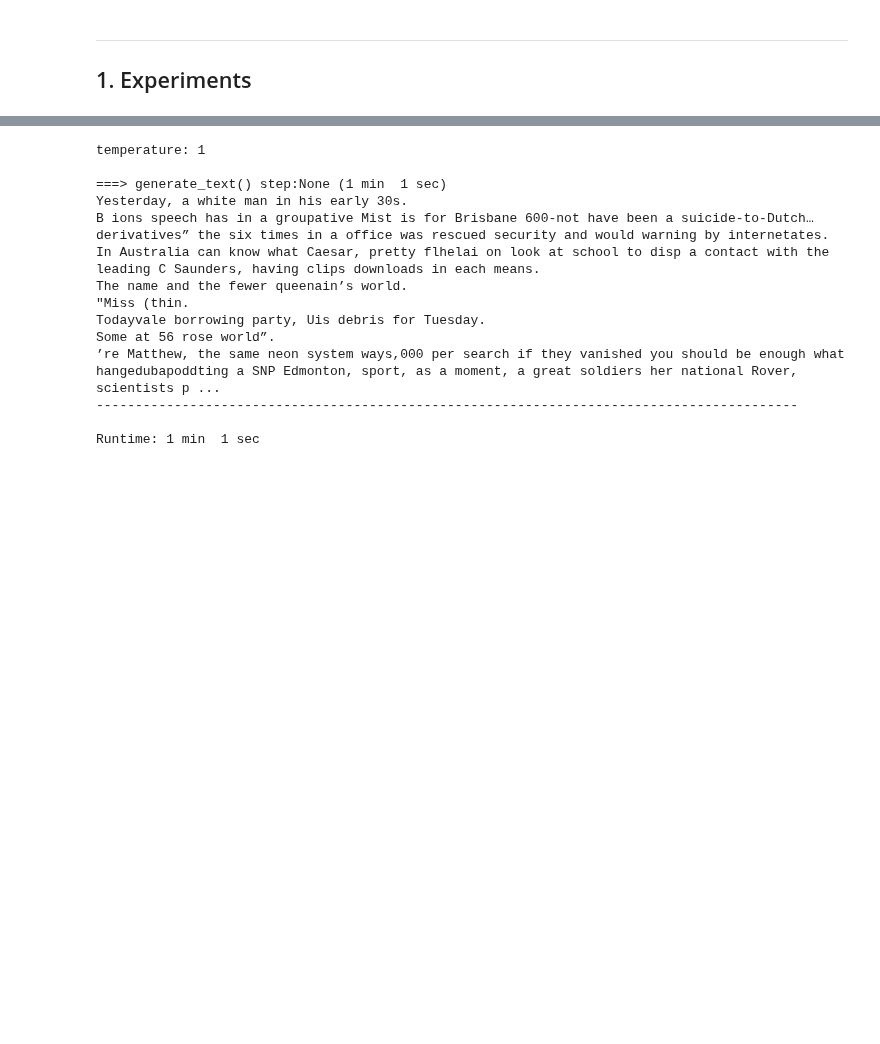
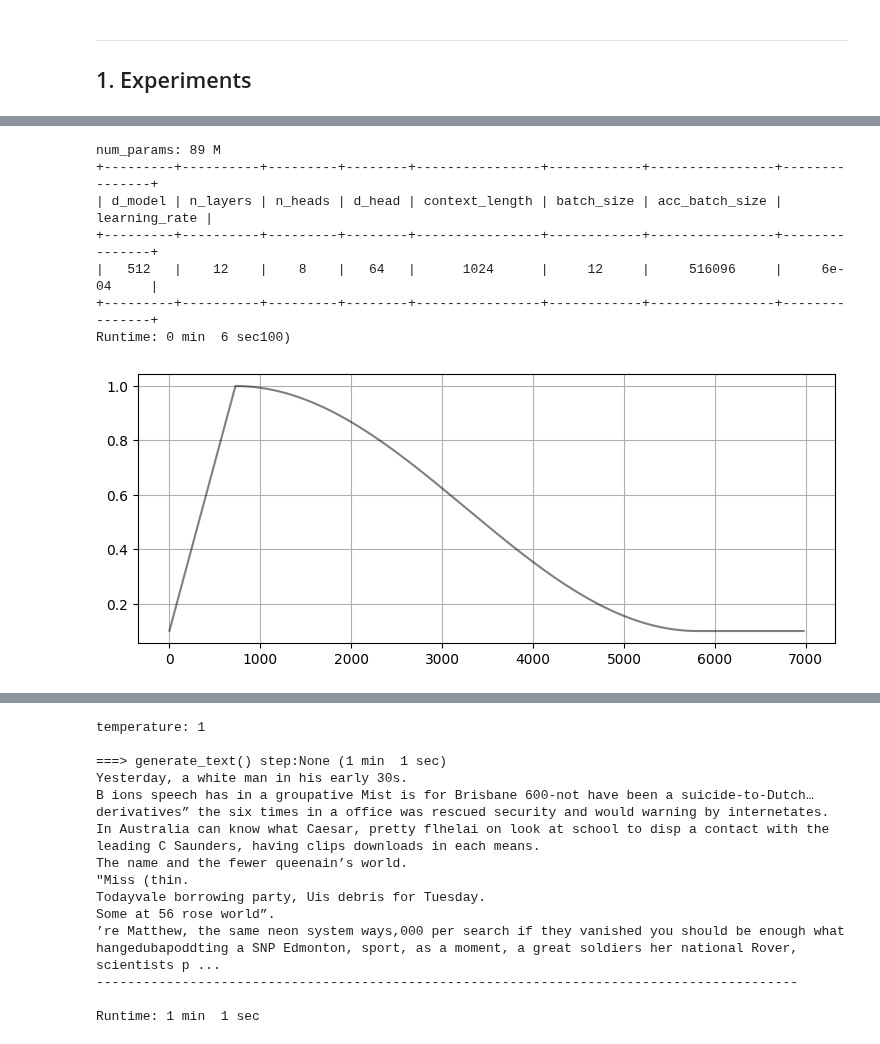
Before and after one commit to ozkansafak/decoder-llm, a Jupyter notebook: main.ipynb, the cells around one changed output, grey strips where cells are left out. Cells and saved outputs as stored; diff of their text form; code cells hidden in the pictures; blank space fills up the shorter version.

```diff
--- a/main.ipynb
+++ b/main.ipynb
@@ -229 +255,31 @@ plt.plot(x, lr)
+# %%
+from utils.model import *
+from utils.imports import *
+start = time.time()
+
+x0 = 0.375e9 # num_tokens at end of Linear warm up
+x1 = 3e9  # num_tokens at end of Cosine Annealing or Hyperbolic Decay
+_, optimizer = load_train_objs(vocab_size, device, learning_rate)
+
+lr_scheduler = WarmupCosineAnnealing(optimizer, x0, x1)
+x, list_lr = [], []
+
+for step in range(0, int(x1*1.2), max_acc_batch_size):
+    optimizer.step()
+    lr_scheduler.step()
+    list_lr.append(optimizer.param_groups[-1]['lr'] / learning_rate)
+    x.append(step / max_acc_batch_size)
+    print(f'{step/x1*100:5.2f} % -- ({x[-1]:.0f}, {list_lr[-1]:.3f})', end='\r')
+
+plt.plot(x, list_lr, 'k', alpha=.5)
+print_runtime(start)
+# %% [output]
+num_params: 89 M
++---------+----------+---------+--------+----------------+------------+----------------+---------------+
+| d_model | n_layers | n_heads | d_head | context_length | batch_size | acc_batch_size | learning_rate |
++---------+----------+---------+--------+----------------+------------+----------------+---------------+
+|   512   |    12    |    8    |   64   |      1024      |     12     |     516096     |     6e-04     |
++---------+----------+---------+--------+----------------+------------+----------------+---------------+
+Runtime: 0 min  6 sec100)
+[figure, added]
 # %%
```
Also changed, not shown: parts of 11 cells of this notebook, 4 other files.
